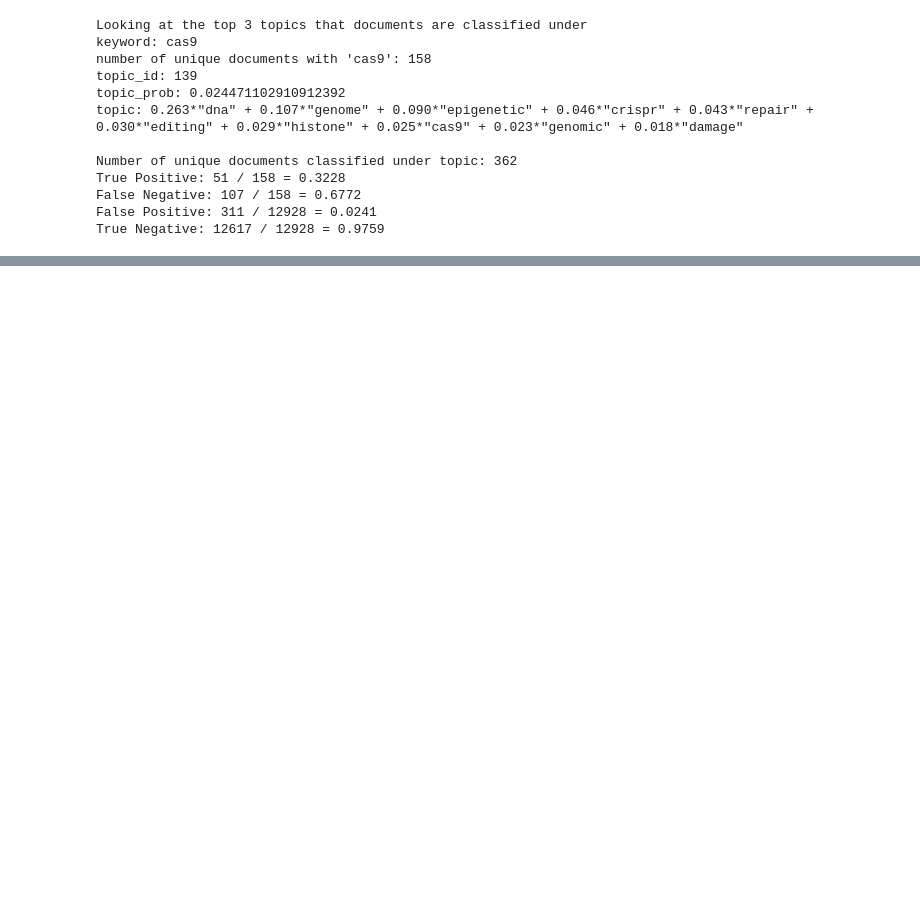
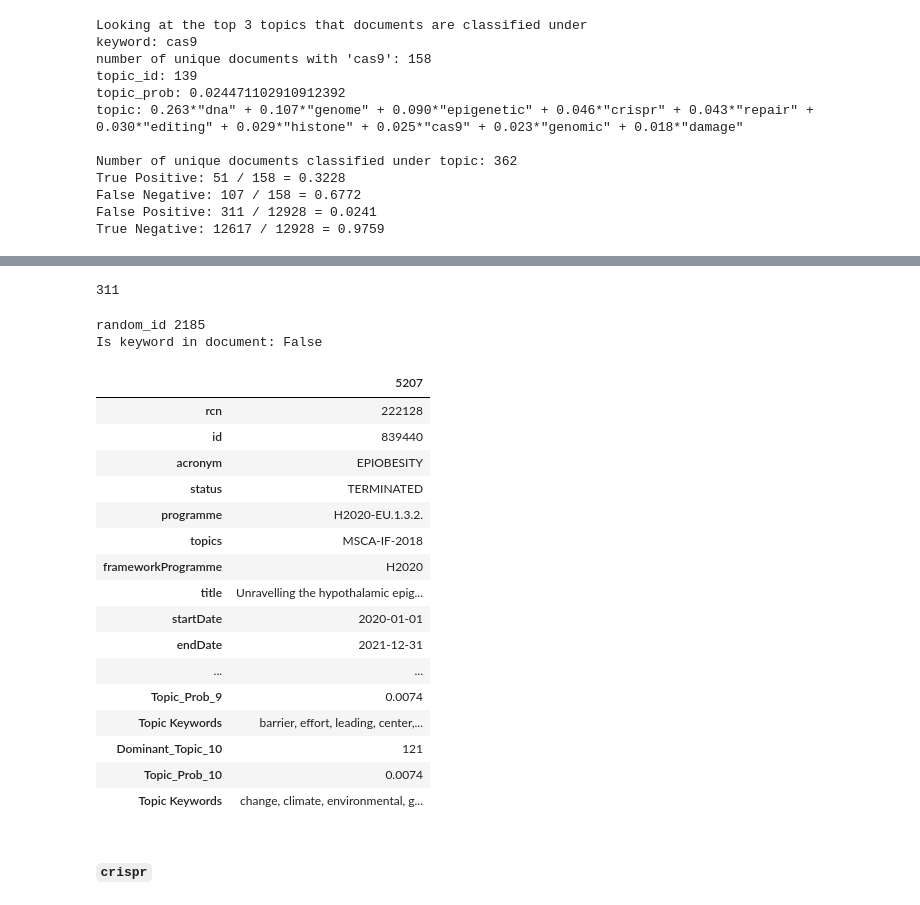
Before and after one commit to kw01sg/biomedical-topic-modelling, a Jupyter notebook: notebooks/validate_topics.ipynb, the cells around one changed output, grey strips where cells are left out. Saved outputs shown, nothing was run; the diff lists cells and outputs as text; code cells hidden in the pictures; blank space fills up the shorter version.

```diff
--- a/notebooks/validate_topics.ipynb
+++ b/notebooks/validate_topics.ipynb
@@ -614,7 +643,8 @@ print(len(filtered_doc_id))
 # %% [output]
 13086
 # %%
-data_df_with_predict.iloc[filtered_doc_id].to_excel('../output/optimized_13k_top_5_topics_predictions.xlsx', index=False)
+filtered_data_df_with_predict = data_df_with_predict.iloc[filtered_doc_id]
+# filtered_data_df_with_predict.to_excel('../output/optimized_13k_top_5_topics_predictions.xlsx', index=False)
 # %% [markdown]
 ## Topic Distribution
 # %%
@@ -640,5 +671,5 @@ get_topics_distribution(optimized_model, predict_df, n_topics=5).to_csv('../outp
 # %%
-def display_topic_distribution_statistics(docs: list, predict_df: pd.DataFrame, keyword: str, n_topics):
+def display_topic_distribution_statistics(docs: list, predict_df: pd.DataFrame, keyword: str, n_topics, return_fp=False):
     print(f'Looking at the top {n_topics} topics that documents are classified under')
     print(f'keyword: {keyword}')
     keyword_ids = set([id_i for id_i, i in enumerate(docs) if keyword in i])
@@ -677,6 +708,9 @@ def display_topic_distribution_statistics(docs: list, predict_df: pd.DataFrame,
             print(f"False Positive: {len(false_positive)} / {n_negative} = {false_positive_rate}")
             print(f"True Negative: {n_negative - len(false_positive)} / {n_negative} = {true_negative_rate}")
             print()
+
+            if return_fp:
+                return list(false_positive)
     else:
         print('No topics Found for keyword')
 # %% [markdown]
@@ -864,0 +933,2 @@ True Negative: 12617 / 12928 = 0.9759
+# %%
+false_positives = display_topic_distribution_statistics(filtered_docs, filtered_predict_df, 'cas9', 3, return_fp=True)
@@ -864,0 +948,35 @@ True Negative: 12617 / 12928 = 0.9759
+# %%
+len(false_positives)
+# %% [output]
+311
+# %%
+random_id = sample(false_positives, 1)[0]
+print('random_id', random_id)
+
+print('Is keyword in document:', 'cas9' in filtered_docs[random_id])
+print()
+
+# print(' '.join(filtered_docs[random_id]))
+filtered_data_df_with_predict.iloc[[random_id]].T
+# %% [output]
+random_id 2185
+Is keyword in document: False
+|  | 5207 |
+| rcn | 222128 |
+| id | 839440 |
+| acronym | EPIOBESITY |
+| status | TERMINATED |
+| programme | H2020-EU.1.3.2. |
+| topics | MSCA-IF-2018 |
+| frameworkProgramme | H2020 |
+| title | Unravelling the hypothalamic epig... |
+| startDate | 2020-01-01 |
+| endDate | 2021-12-31 |
+| ... | ... |
+| Topic_Prob_9 | 0.0074 |
+| Topic Keywords | barrier, effort, leading, center,... |
+| Dominant_Topic_10 | 121 |
+| Topic_Prob_10 | 0.0074 |
+| Topic Keywords | change, climate, environmental, g... |
+# %% [markdown]
+#### `crispr`
```
Also changed, not shown: parts of 20 cells of this notebook, 2 other files.
